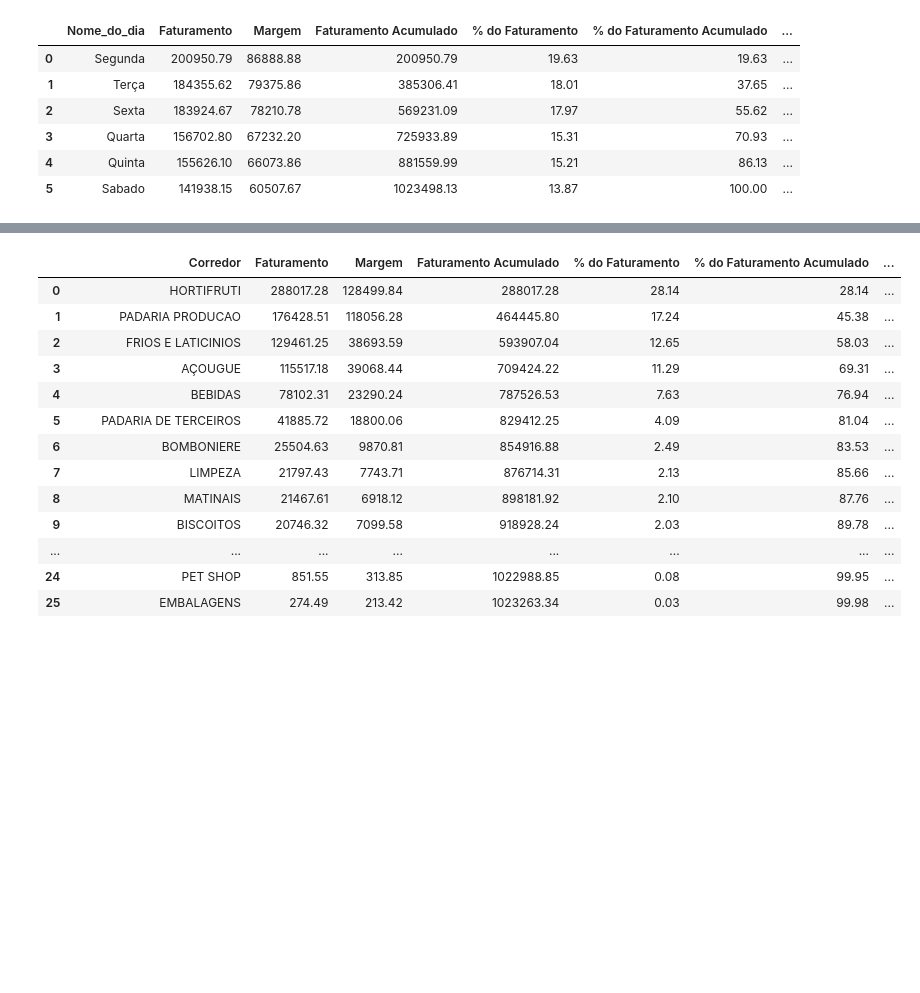
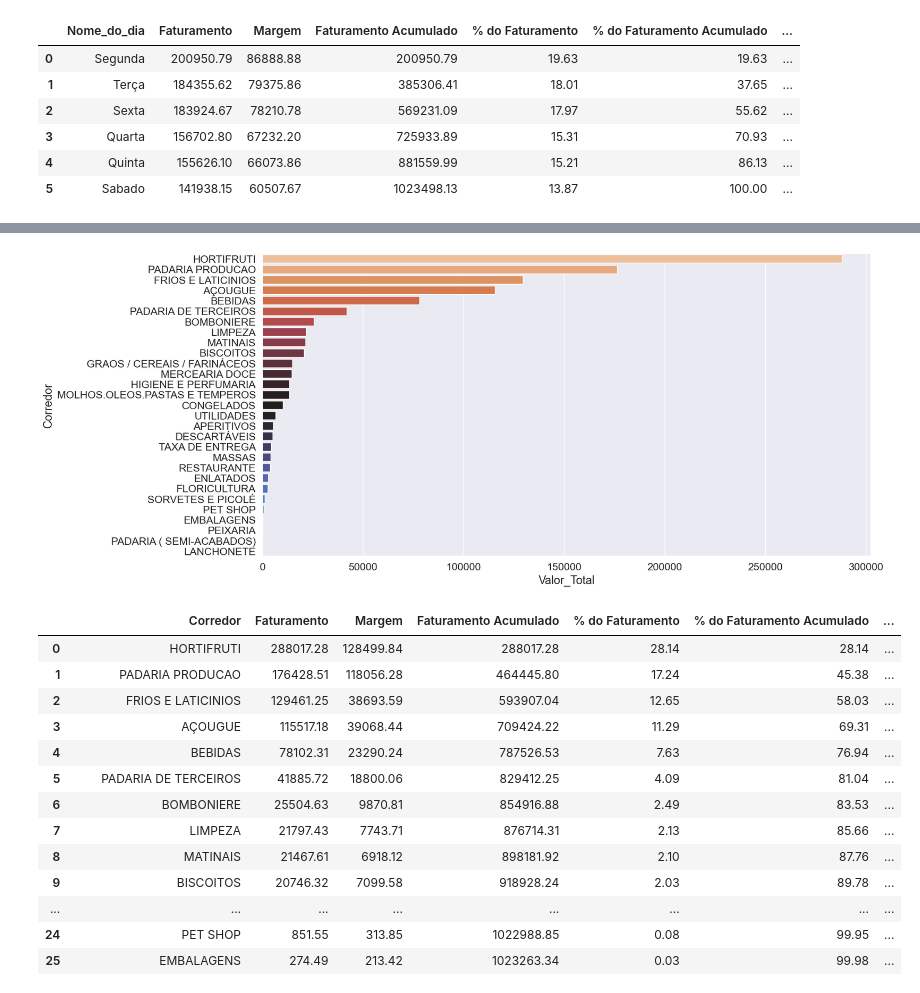
Before and after one commit to fnogueirasantos/Projeto1-Market_Basket_Analytics, a Jupyter notebook: Analise_Exploratoria.ipynb, the cells around one changed output, grey strips where cells are left out. Saved outputs shown, nothing was run; the diff lists cells and outputs as text; code cells hidden in the pictures; blank space fills up the shorter version.

```diff
--- a/Analise_Exploratoria.ipynb
+++ b/Analise_Exploratoria.ipynb
@@ -246,11 +233,9 @@ round(df_tipo_dia_semana2,2)
 df_corredor = df_selec.groupby(['Corredor']).sum()[['Valor_Total','Margem_Lucro']]
 df_corredor = pd.DataFrame(df_corredor[['Valor_Total','Margem_Lucro']].sort_values(
     by = 'Valor_Total', ascending=False).reset_index())
-
 # Gráfico
-fig = go.Figure(go.Bar(y = df_corredor['Corredor'], x = df_corredor['Valor_Total'], orientation = "h"))
-fig.update_layout(title_text = 'Faturamento por Corredor',
-                  xaxis_title = "Faturamento",
-                  yaxis_title = "Corredor")
-fig.show()
+plt.figure(figsize = (16, 8))
+sns.barplot(y = df_corredor['Corredor'], x = df_corredor['Valor_Total'],
+            palette = 'icefire_r' )
+plt.show()
 # %% [output]
@@ -258,3 +242,4 @@ fig.show()
+[figure, added]
 # %%
 # Analisando o faturamento por corredor e sua representatividade sobre o faturamento total
 df_corredor2  = df_corredor
```
Also changed, not shown: parts of 9 cells of this notebook.
